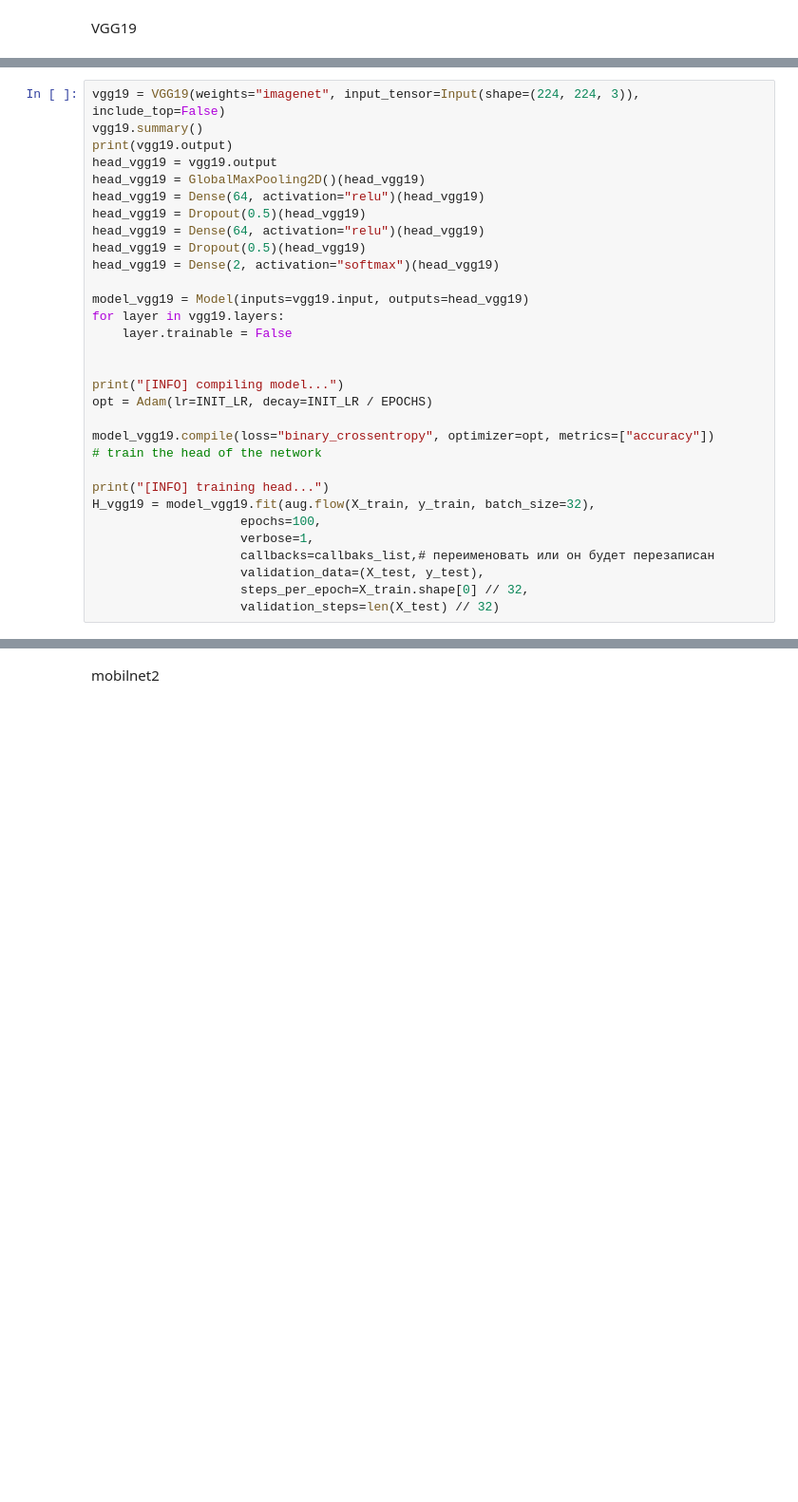
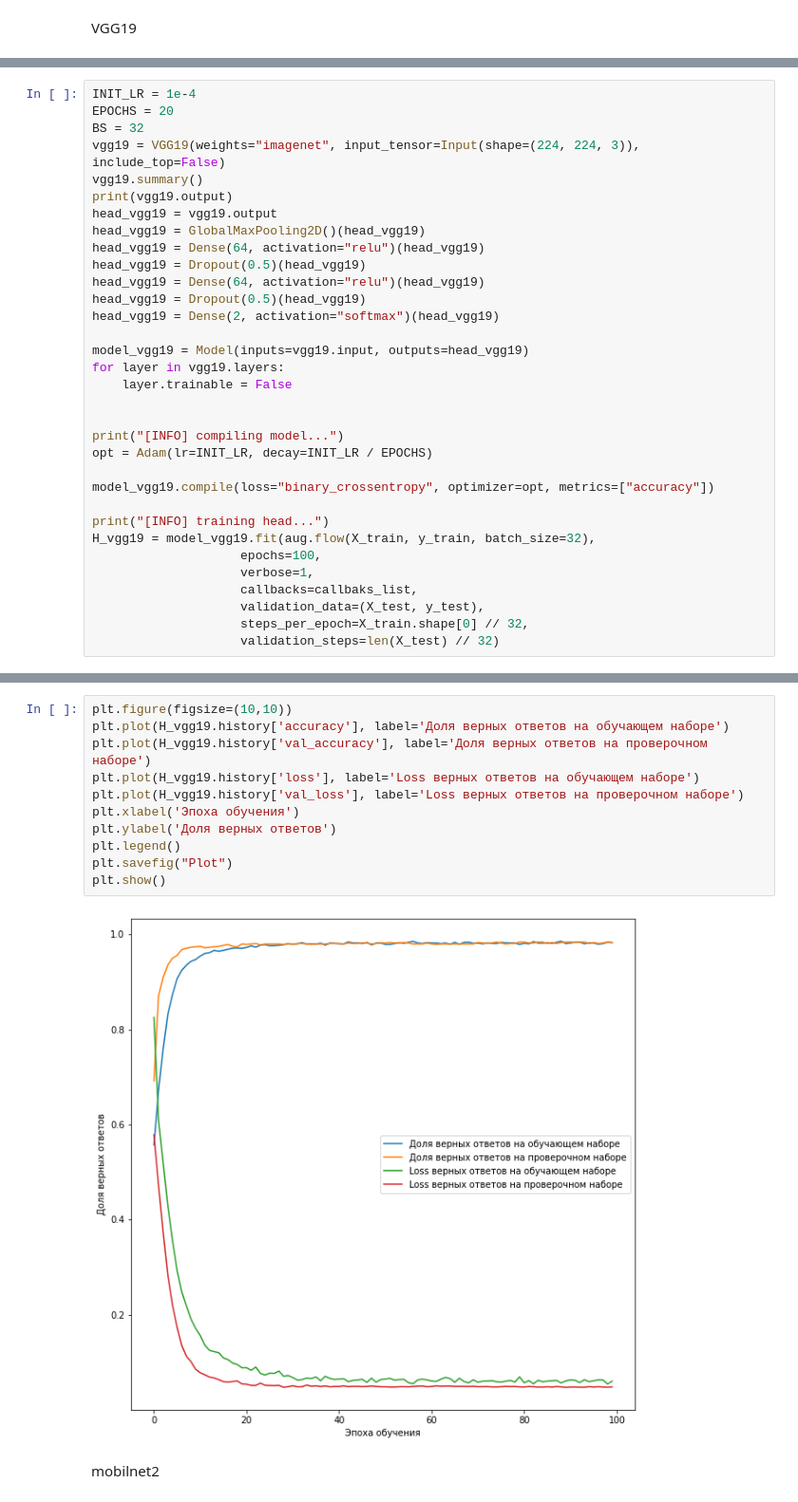
Before and after one commit to Zarathustra616/CV-and-ML, a Jupyter notebook: VGG_Diplom.ipynb, the cells around one changed output, grey strips where cells are left out. Shown: that part at 95% size. Cells and saved outputs as stored; diff of their text form; blank space fills up the shorter version.

```diff
--- a/VGG_Diplom.ipynb
+++ b/VGG_Diplom.ipynb
@@ -353,4 +308,7 @@ VGG19
 # %%
+INIT_LR = 1e-4
+EPOCHS = 20
+BS = 32
 vgg19 = VGG19(weights="imagenet", input_tensor=Input(shape=(224, 224, 3)),  include_top=False)
 vgg19.summary()
 print(vgg19.output)
@@ -371,13 +329,12 @@ print("[INFO] compiling model...")
 opt = Adam(lr=INIT_LR, decay=INIT_LR / EPOCHS)
 
 model_vgg19.compile(loss="binary_crossentropy", optimizer=opt, metrics=["accuracy"])
-# train the head of the network
 
 print("[INFO] training head...")
 H_vgg19 = model_vgg19.fit(aug.flow(X_train, y_train, batch_size=32),
                     epochs=100,
                     verbose=1,
-                    callbacks=callbaks_list,# переименовать или он будет перезаписан
+                    callbacks=callbaks_list,
                     validation_data=(X_test, y_test),
                     steps_per_epoch=X_train.shape[0] // 32,
                     validation_steps=len(X_test) // 32)
@@ -384,3 +392,16 @@ H_vgg19 = model_vgg19.fit(aug.flow(X_train, y_train, batch_size=32),
+# %%
+plt.figure(figsize=(10,10))
+plt.plot(H_vgg19.history['accuracy'], label='Доля верных ответов на обучающем наборе')
+plt.plot(H_vgg19.history['val_accuracy'], label='Доля верных ответов на проверочном наборе')
+plt.plot(H_vgg19.history['loss'], label='Loss верных ответов на обучающем наборе')
+plt.plot(H_vgg19.history['val_loss'], label='Loss верных ответов на проверочном наборе')
+plt.xlabel('Эпоха обучения')
+plt.ylabel('Доля верных ответов')
+plt.legend()
+plt.savefig("Plot")
+plt.show()
+# %% [output]
+[figure, added]
 # %% [markdown]
 mobilnet2
 # %%
```
Also changed, not shown: parts of 14 cells of this notebook.
